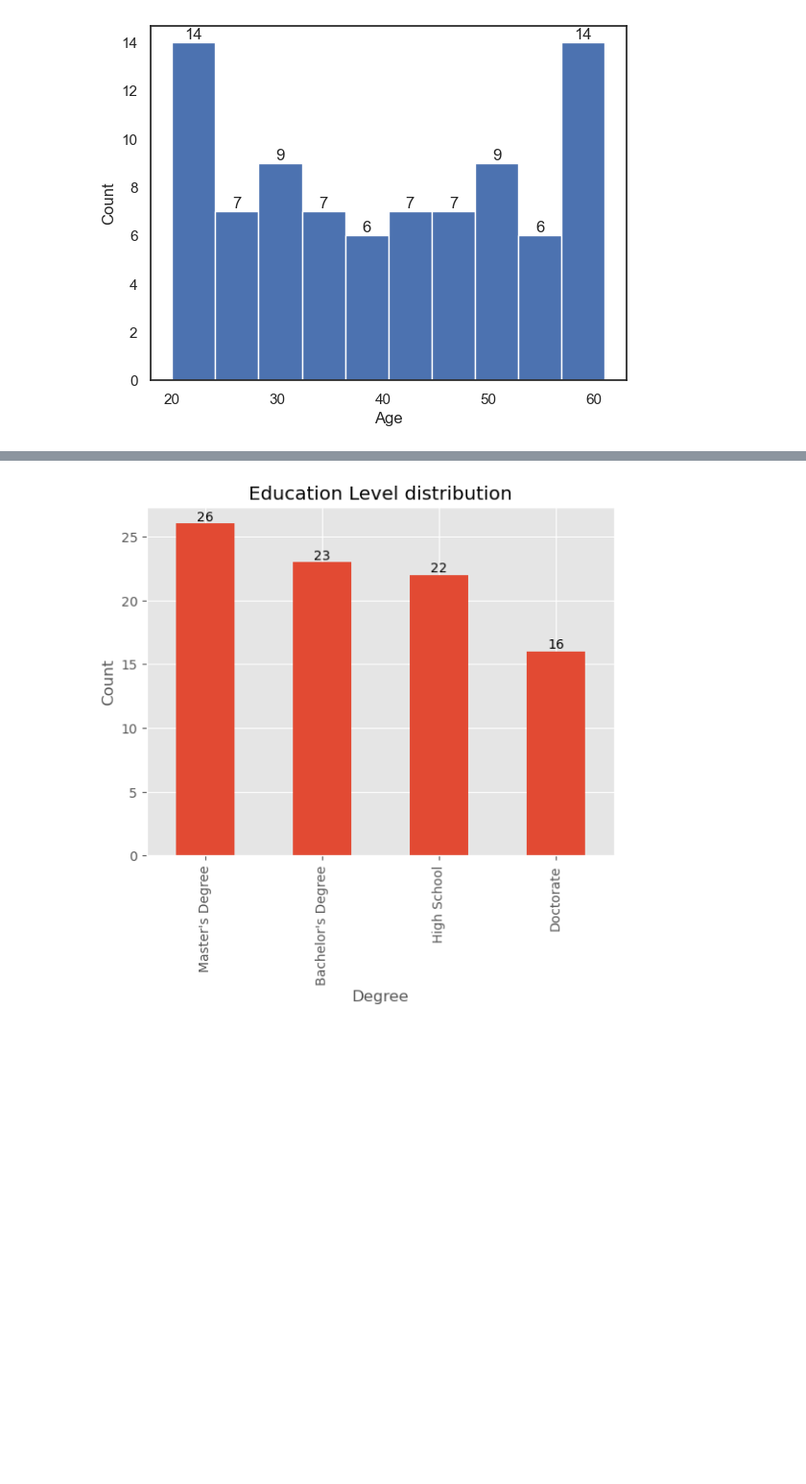
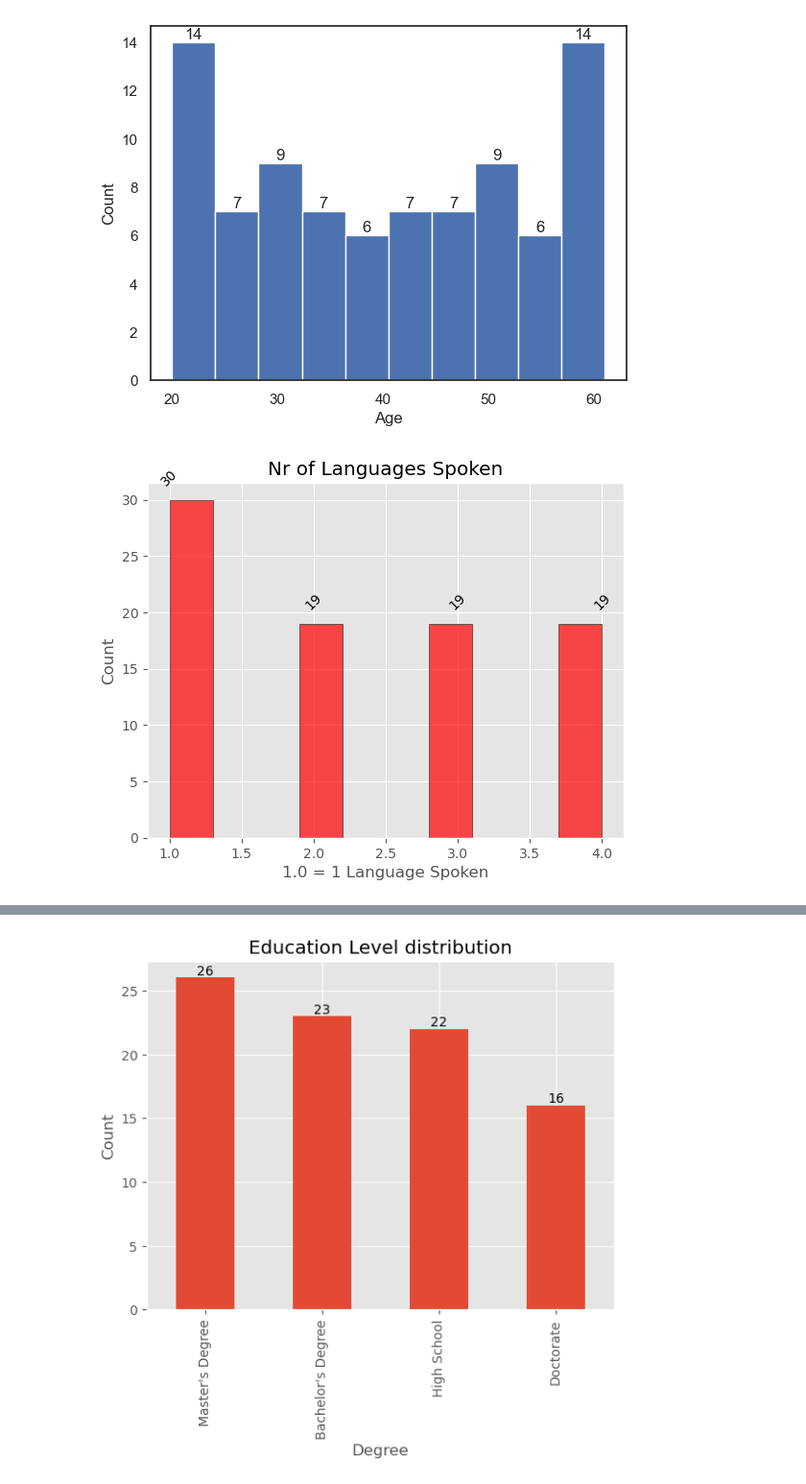
Before and after one commit to lubomirovna/Data_Glacier_Virtual_Internship, a Jupyter notebook: Week_10/eda.ipynb, the cells around one changed output, grey strips where cells are left out. Shown at 96% size. Saved outputs shown, nothing was run; the diff lists cells and outputs as text; code cells hidden in the pictures; blank space fills up the shorter version.

```diff
--- a/Week_10/eda.ipynb
+++ b/Week_10/eda.ipynb
@@ -98,3 +87,19 @@ for n, (fr, x, patch) in enumerate(zip(freq, bin_centers, patches)):
                )
 # %% [output]
 [figure]
+# %%
+#Plot Histagram for numerical column Number of Languages Spoken
+plt.hist(df['Number of Languages Spoken'],bins=10, edgecolor='black', color='red', alpha=0.7)
+
+#Set label and Title
+plt.xlabel('1.0 = 1 Language Spoken')
+plt.ylabel('Count')
+plt.title('Nr of Languages Spoken')
+
+# Annotate columns
+unique_values = np.nditer(df['Number of Languages Spoken'].unique())
+for value in unique_values:
+    count = len(df[df['Number of Languages Spoken'] == value])
+    plt.annotate(str(count), xy=(value, count), xytext=(value, count+1), ha='center', va='bottom', rotation=45)
+# %% [output]
+[figure, added]
```
Also changed, not shown: parts of 11 cells of this notebook, 1 other file.
